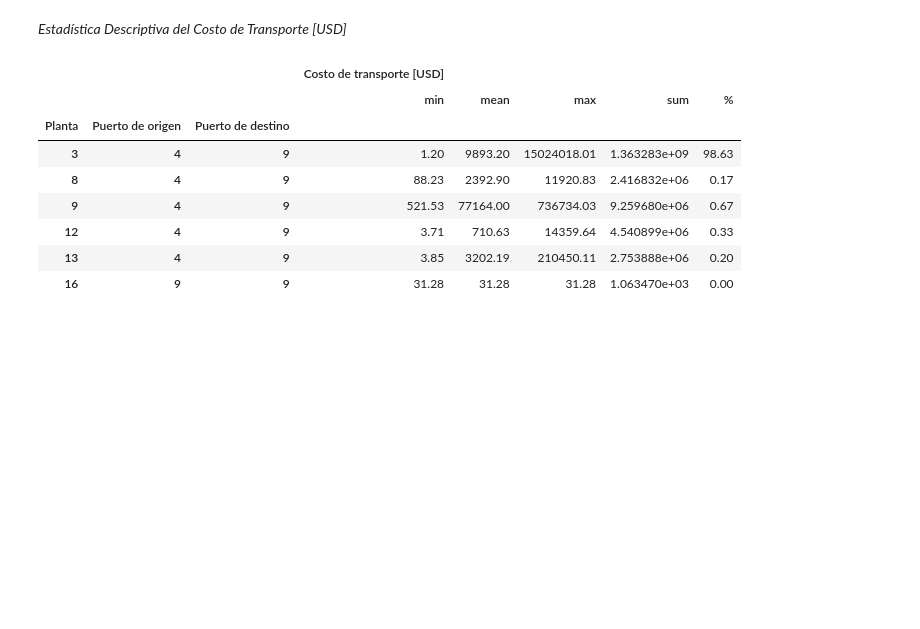
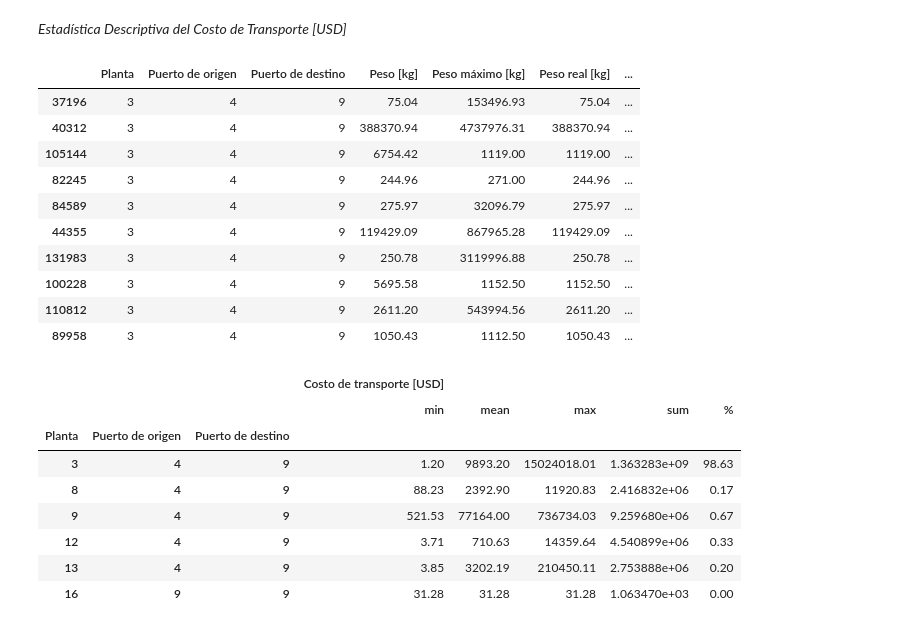
Before and after one commit to hernanrodri/Supply-Chain-Analytics, a Jupyter notebook: Supply Chain Analysis.ipynb, the cells around one changed output. Cells and saved outputs as stored; diff of their text form; code cells hidden in the pictures; blank space fills up the shorter version.

```diff
--- a/Supply Chain Analysis.ipynb
+++ b/Supply Chain Analysis.ipynb
@@ -450,4 +549,31 @@ plt.ylabel("% Costo de Almacenaje");
 [figure]
 # %% [markdown]
 *Estadística Descriptiva del Costo de Transporte [USD]*
+# %%
+df3["Peso [kg]"] = df3["Items"] * df3["Peso [kg/item]"]
+df3["Peso máximo [kg]"] = df3["Items"] * df3["Peso máximo [kg/item]"]
+df3["Peso real [kg]"] = np.where(df3["Peso [kg]"] < df3["Peso máximo [kg]"], df3["Peso [kg]"], df3["Peso máximo [kg]"])
+
+a = df3["Peso real [kg]"] / df3["Peso real [kg]"].sum() * df3["Tasa de flete [USD/kg]"]
+b = df3["Peso real [kg]"] * df3["Tasa de flete [USD/kg]"]
+c = df3["Costo mínimo [USD/kg]"]
+
+df3["Costo de transporte [USD]"] = np.where(df3["Nivel de servicio"] == "CRF", 0,
+                                            np.where(df3["Modo de transporte"] == "Tierra", np.where(a > c, a, c),
+                                                    np.where(b > c, b, c)))
+
+df3[["Planta", "Puerto de origen", "Puerto de destino", "Peso [kg]", "Peso máximo [kg]",
+     "Peso real [kg]", "Costo de transporte [USD]"]].sample(10).round(2)
+# %% [output]
+|  | Planta | Puerto de origen | Puerto de destino | Peso [kg] | Peso máximo [kg] | Peso real [kg] | ... |
+| 37196 | 3 | 4 | 9 | 75.04 | 153496.93 | 75.04 | ... |
+| 40312 | 3 | 4 | 9 | 388370.94 | 4737976.31 | 388370.94 | ... |
+| 105144 | 3 | 4 | 9 | 6754.42 | 1119.00 | 1119.00 | ... |
+| 82245 | 3 | 4 | 9 | 244.96 | 271.00 | 244.96 | ... |
+| 84589 | 3 | 4 | 9 | 275.97 | 32096.79 | 275.97 | ... |
+| 44355 | 3 | 4 | 9 | 119429.09 | 867965.28 | 119429.09 | ... |
+| 131983 | 3 | 4 | 9 | 250.78 | 3119996.88 | 250.78 | ... |
+| 100228 | 3 | 4 | 9 | 5695.58 | 1152.50 | 1152.50 | ... |
+| 110812 | 3 | 4 | 9 | 2611.20 | 543994.56 | 2611.20 | ... |
+| 89958 | 3 | 4 | 9 | 1050.43 | 1112.50 | 1050.43 | ... |
 # %%
```
Also changed, not shown: parts of 23 cells of this notebook.
